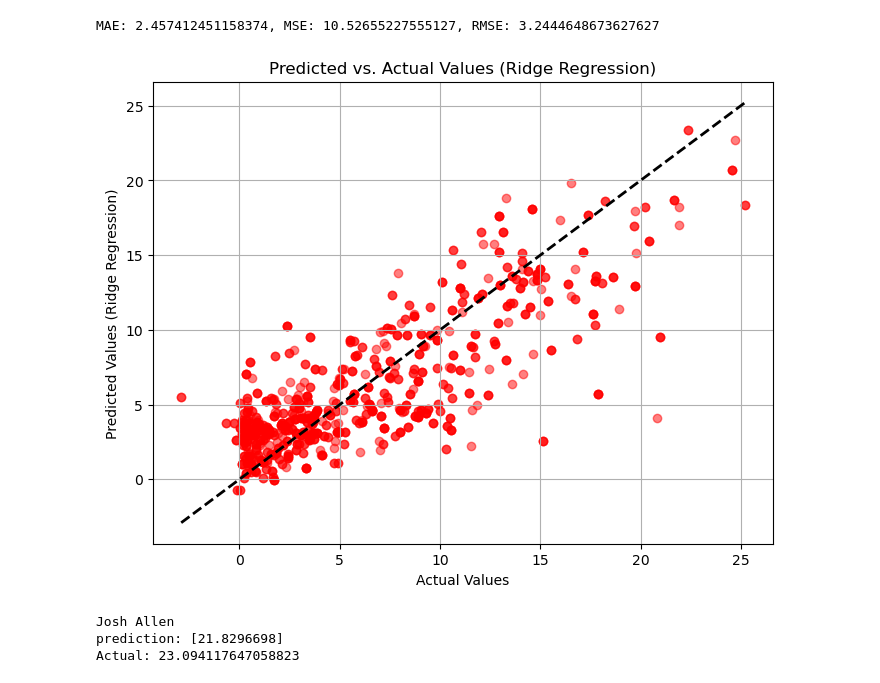
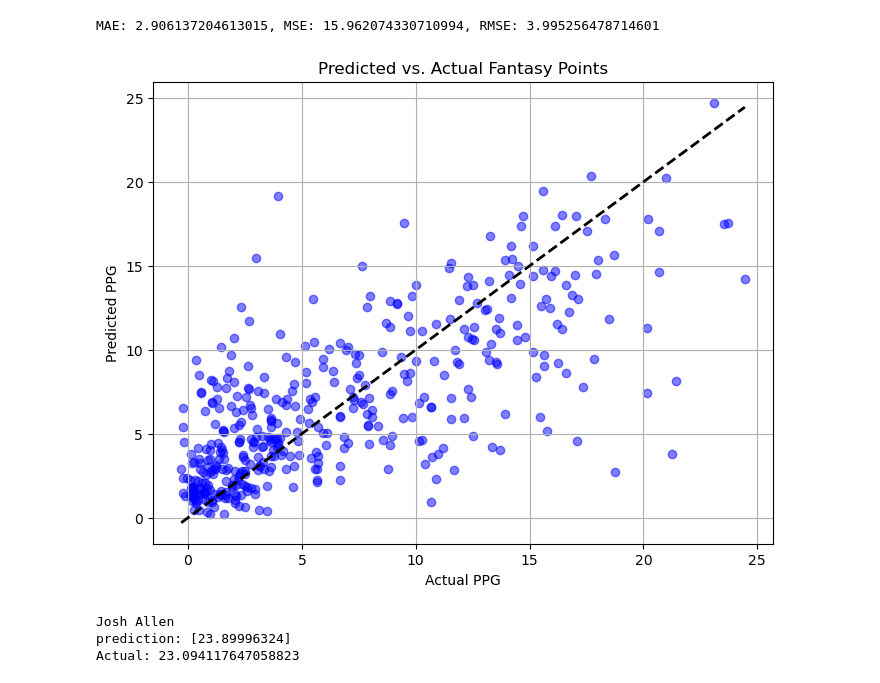
Before and after one commit to J-Mikolajczyk/fantasy-football, a Jupyter notebook: FantasyFootballModel.ipynb, the cells around one changed output. Cells and saved outputs as stored; diff of their text form; code cells hidden in the pictures.

```diff
--- a/FantasyFootballModel.ipynb
+++ b/FantasyFootballModel.ipynb
@@ -60,20 +100,26 @@ rf_param_grid = {
 # %%
-better_rf = RandomForestRegressor(bootstrap=False, max_features='log2', min_samples_split=2, n_estimators=20)
+#Creating Better Random Forest Regressor
+better_rf = RandomForestRegressor(bootstrap=False, max_features='log2', min_samples_split=4, n_estimators=10)
 
+#Running Predictions and finding Error
 better_rf.fit(X_train, y_train)
-y_pred = better_rf.predict(X_val)
-mae = mean_absolute_error(y_val, y_pred)
-mse = mean_squared_error(y_val, y_pred)
+y_pred = better_rf.predict(X_test)
+mae = mean_absolute_error(y_test, y_pred)
+mse = mean_squared_error(y_test, y_pred)
 rmse = np.sqrt(mse)
 print(f'MAE: {mae}, MSE: {mse}, RMSE: {rmse}')
 
+
+# Cross-validation
 cv_scores = cross_val_score(better_rf, X_train, y_train, cv=5, scoring='neg_mean_squared_error')
 cv_rmse_scores = np.sqrt(-cv_scores)
 print(f'Cross-validated RMSE: {cv_rmse_scores.mean()}')
 
+
+#Plotting relative error accuracy
 plt.figure(figsize=(8, 6))
-plt.scatter(y_val, y_pred, color='blue', alpha=0.5)
-plt.plot([y_val.min(), y_val.max()], [y_val.min(), y_val.max()], 'k--', lw=2)
+plt.scatter(y_test, y_pred, color='blue', alpha=0.5)
+plt.plot([y_test.min(), y_test.max()], [y_test.min(), y_test.max()], 'k--', lw=2)
 plt.xlabel('Actual Values')
 plt.ylabel('Predicted Values')
 plt.title('Predicted vs. Actual Values')
@@ -205,50 +274,63 @@ Cross-validated RMSE: 0.8705979896426337
 # %%
-from sklearn.linear_model import Ridge
+test_players_stats = "/Users/henry/Desktop/CS345/Final_Project/fantasy-football/test_set/2022_player_stats.csv"
+test_players_labels = "/Users/henry/Desktop/CS345/Final_Project/fantasy-football/test_set/2023_player_points.csv"
+stats22 = pd.read_csv(test_players_stats)
+points22 = pd.read_csv(test_players_labels)
+stats22[numerical_features] = scaler.fit_transform(stats22[numerical_features])
 
-# Model training
-ridge_regressor = Ridge()
-ridge_regressor.fit(X_train, y_train)
 
-# Model evaluation
-y_pred_ridge = ridge_regressor.predict(X_val)
-mae_ridge = mean_absolute_error(y_val, y_pred_ridge)
-mae = mean_absolute_error(y_val, y_pred_ridge)
-mse = mean_squared_error(y_val, y_pred_ridge)
+
+
+test_merged_df = pd.merge(stats22, points22, on='PLAYER')
+test_merged_df.dropna(inplace=True)
+
+
+#Dropping Names, Age, and ppg from features for training purposes
+X = test_merged_df.drop(['PLAYER', 'PPG', 'Age'], axis=1)
+y_23 = test_merged_df['PPG']
+
+y_pred_23 = better_rf.predict(X)
+
+mae_ridge = mean_absolute_error(y_23, y_pred_23)
+mae = mean_absolute_error(y_23, y_pred_23)
+mse = mean_squared_error(y_23, y_pred_23)
 rmse = np.sqrt(mse)
 print(f'MAE: {mae}, MSE: {mse}, RMSE: {rmse}')
-# Plotting predicted vs. actual values for Ridge regression
+
+# Plotting predicted vs. actual values
 plt.figure(figsize=(8, 6))
-plt.scatter(y_val, y_pred_ridge, color='red', alpha=0.5)
-plt.plot([y_val.min(), y_val.max()], [y_val.min(), y_val.max()], 'k--', lw=2)
-plt.xlabel('Actual Values')
-plt.ylabel('Predicted Values (Ridge Regression)')
-plt.title('Predicted vs. Actual Values (Ridge Regression)')
+plt.scatter(y_23, y_pred_23, color='blue', alpha=0.5)
+plt.plot([y_23.min(), y_23.max()], [y_23.min(), y_23.max()], 'k--', lw=2)
+plt.xlabel('Actual PPG')
+plt.ylabel('Predicted PPG')
+plt.title('Predicted vs. Actual Fantasy Points')
 plt.grid(True)
 plt.show()
 # %% [output]
-MAE: 2.457412451158374, MSE: 10.52655227555127, RMSE: 3.2444648673627627
+MAE: 2.906137204613015, MSE: 15.962074330710994, RMSE: 3.995256478714601
-[figure, old version]
+[figure, new version]
 # %%
 test_players_stats = "/Users/henry/Desktop/CS345/Final_Project/fantasy-football/test_set/2022_player_stats.csv"
 test_players_labels = "/Users/henry/Desktop/CS345/Final_Project/fantasy-football/test_set/2023_player_points.csv"
 stats22 = pd.read_csv(test_players_stats)
 points22 = pd.read_csv(test_players_labels)
+
 player_name = 'Josh Allen'
 stat_column = 'PPG'
 
 
 
 
-stat_value = points22.loc[points22['Player'] == player_name, stat_column].values[0]
-pookiePoints = points22[points22['Player'] == 'Josh Allen']
-pookiePoints = pookiePoints.drop(["Player"], axis=1)
+stat_value = points22.loc[points22['PLAYER'] == player_name, stat_column].values[0]
+pookiePoints = points22[points22['PLAYER'] == 'Josh Allen']
+pookiePoints = pookiePoints.drop(["PLAYER"], axis=1)
 Pookie= stats22[stats22['PLAYER'] == 'Josh Allen']
 Pookie = Pookie.drop(["PLAYER", 'Age'], axis=1)
-y_pred = rf_regressor.predict(Pookie)
+y_pred = better_rf.predict(Pookie)
 print("Josh Allen")
 print(f"prediction: {y_pred} ")
 print(f"Actual: {stat_value}")
 # %% [output]
 Josh Allen
-prediction: [21.8296698]
+prediction: [23.89996324]
 Actual: 23.094117647058823
```
Also changed, not shown: parts of 13 cells of this notebook, 1 other file.
